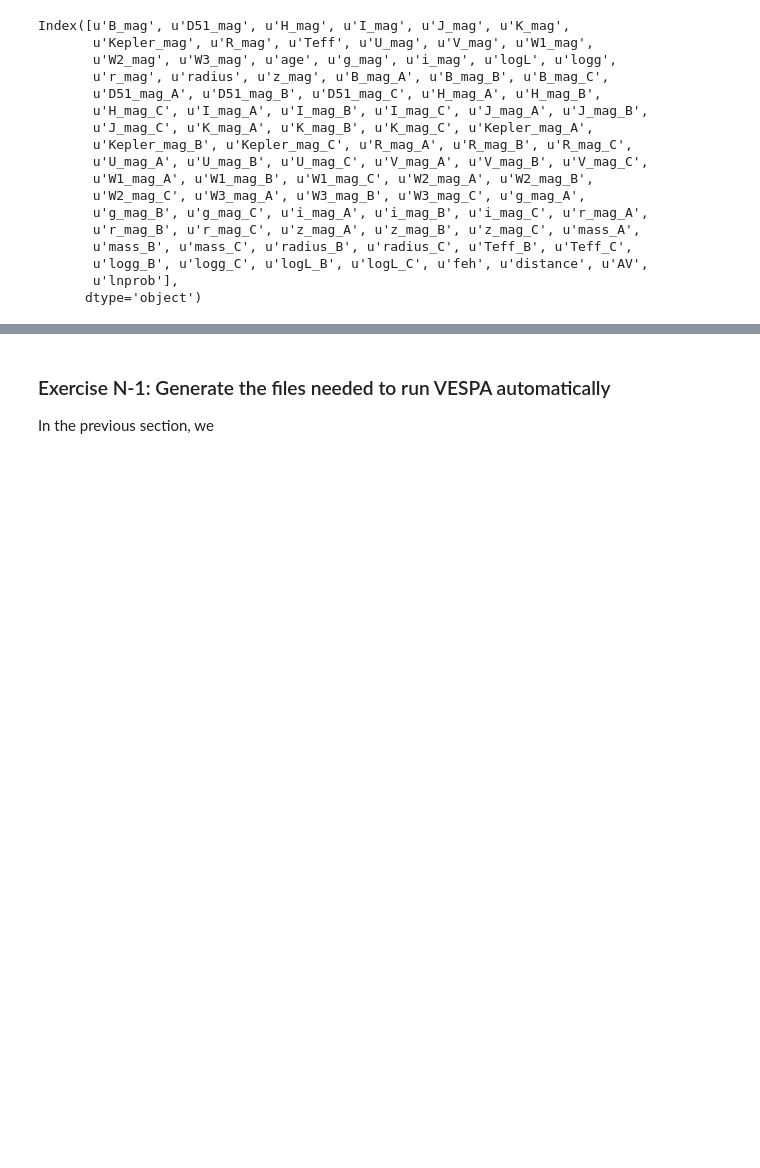
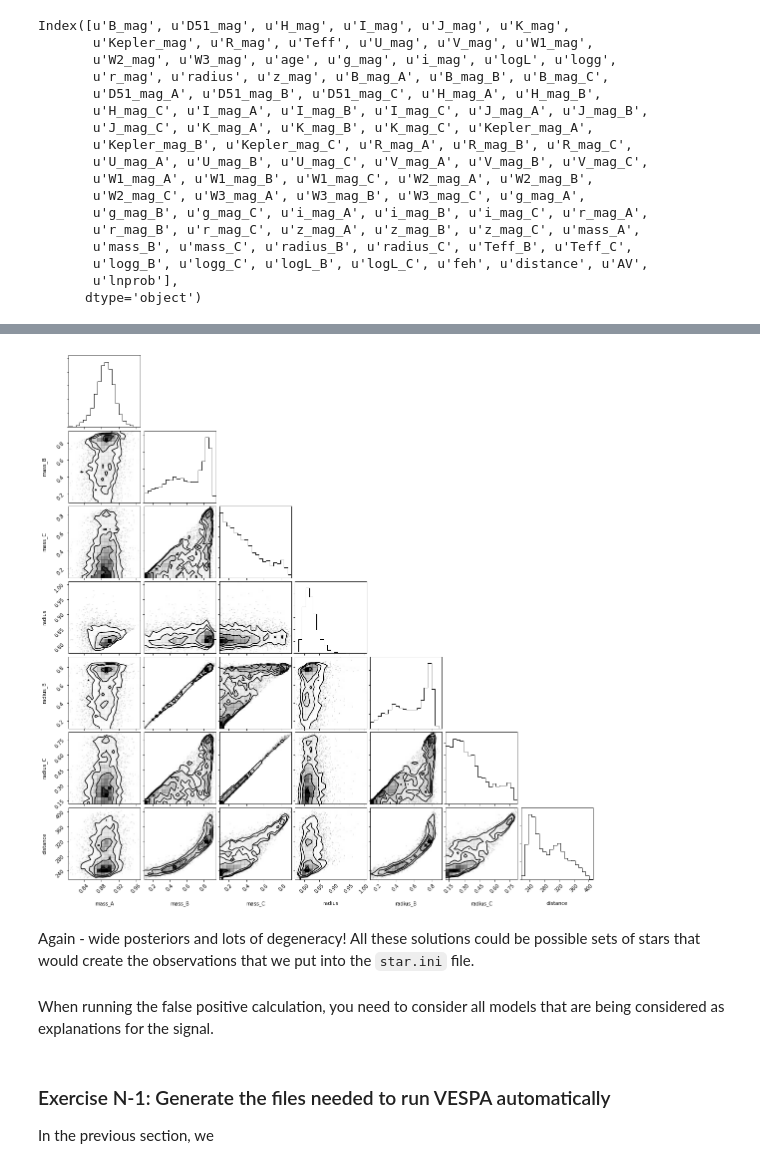
Before and after one commit to timothydmorton/vespa-tutorial, a Jupyter notebook: Notebooks/Tutorial_draft.ipynb, the cells around one changed output, grey strips where cells are left out. Cells and saved outputs as stored; diff of their text form; code cells hidden in the pictures; blank space fills up the shorter version.

```diff
--- a/Notebooks/Tutorial_draft.ipynb
+++ b/Notebooks/Tutorial_draft.ipynb
@@ -169,7 +257,5 @@ Part of the uncertainty in our understanding of planets comes from our uncertain
 # %%
-model_single = pd.read_hdf("dartmouth_starmodel_single.h5",'samples')
-model_double = pd.read_hdf("dartmouth_starmodel_binary.h5",'samples')
-model_triple = pd.read_hdf("dartmouth_starmodel_triple.h5",'samples')
+model_triple = pd.read_hdf(folder + "dartmouth_starmodel_triple.h5",'samples')
 model_triple.columns
 # %% [output]
 Index([u'B_mag', u'D51_mag', u'H_mag', u'I_mag', u'J_mag', u'K_mag',
@@ -219,3 +278,12 @@ mod.lnpost()
+# %%
+params = ['mass_A', 'mass_B', 'mass_C','radius', 'radius_B','radius_C', 'distance',]
+triple_fig = corner.corner(model_triple[params], labels=params)
+# %% [output]
+[figure, added]
+# %% [markdown]
+Again - wide posteriors and lots of degeneracy! All these solutions could be possible sets of stars that would create the observations that we put into the `star.ini` file.
+# %% [markdown]
+When running the false positive calculation, you need to consider all models that are being considered as explanations for the signal.
 # %% [markdown]
 ### Exercise N-1: Generate the files needed to run VESPA automatically
 In the previous section, we
```
Also changed, not shown: parts of 24 cells of this notebook.
